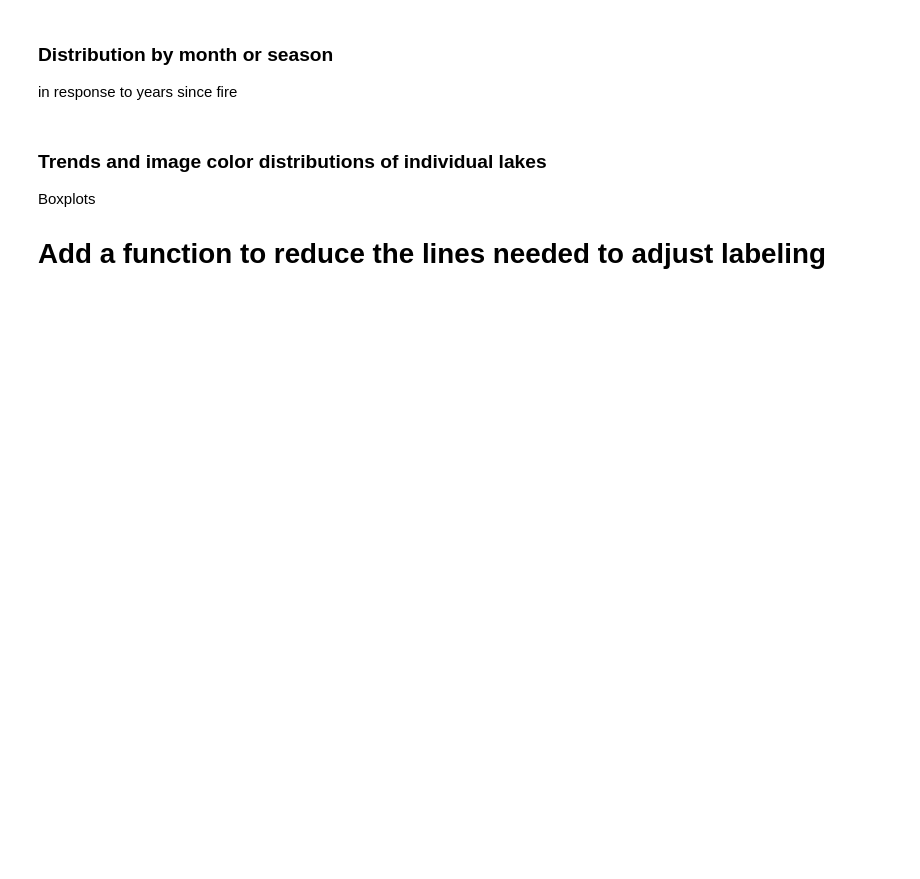
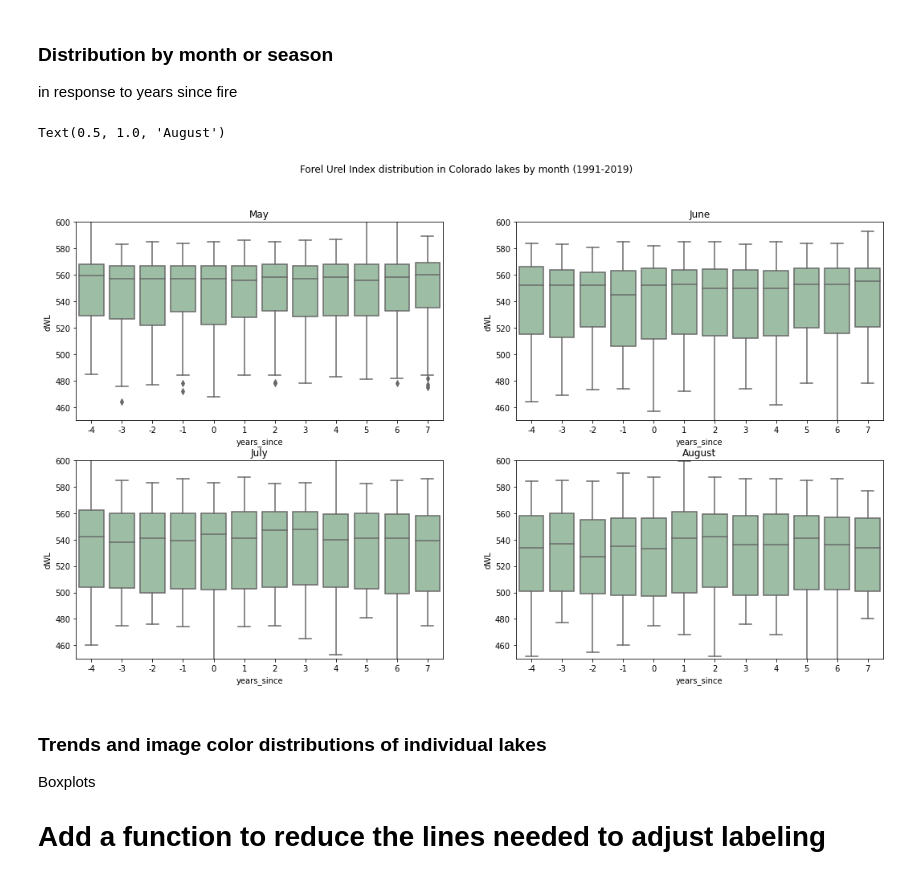
Before and after one commit to earthlab-education/ea-2021-final-project-wildfire_lake_productivity, a Jupyter notebook: data_collection_and_analysis_notebooks/02_observe_color_trends.ipynb, the cells around one changed output. Saved outputs shown, nothing was run; the diff lists cells and outputs as text; code cells hidden in the pictures; blank space fills up the shorter version.

```diff
--- a/data_collection_and_analysis_notebooks/02_observe_color_trends.ipynb
+++ b/data_collection_and_analysis_notebooks/02_observe_color_trends.ipynb
@@ -51,7 +88,7 @@ Produced in the last step of 01_download_clip_merge, the merged dataset matches
 mtbs_path = os.path.join("lake_mtbs_merged_tab.csv")
 
 if os.path.exists(mtbs_path):
-    colo_tabular = pd.read_csv(mtbs_path, low_memory=False)
+    burned_lakes_tabular = pd.read_csv(mtbs_path, low_memory=False)
 
 else:
     print(".csv not found, make sure that '01_download_clip_merge' notebook has been successfully run")
@@ -341,8 +408,8 @@ ax.tick_params(axis="y", labelsize=20)
 ### Distribution by month or season
 in response to years since fire
 # %%
-plot_subset = colo_tabular.loc[(colo_tabular['years_since'] < 8) & (
-    colo_tabular['years_since'] > -5)]
+plot_subset = burned_lakes_tabular.loc[(burned_lakes_tabular['years_since'] < 8) & (
+    burned_lakes_tabular['years_since'] > -5)]
 
 # subset by month
 may = plot_subset.loc[(plot_subset['img_month'] == 5)]
@@ -356,33 +423,36 @@ fig.suptitle(
     'Forel Urel Index distribution in Colorado lakes by month (1991-2019)')
 
 sns.boxplot(ax=axes[0, 0], data=may,
             x='years_since',
             y='dWL',
             color='#99c2a2')
 axes[0, 0].set_ylim([450, 600])
 axes[0, 0].set_title("May")
 # sns.swarmplot(ax=axes[0, 0], data=may, x='years_since', y='fui',color='#7d0013' )
 sns.boxplot(ax=axes[0, 1], data=june,
             x='years_since',
             y='dWL',
             color='#99c2a2')
 axes[0, 1].set_ylim([450, 600])
 axes[0, 1].set_title("June")
 sns.boxplot(ax=axes[1, 0],
             data=july,
             x='years_since',
             y='dWL',
             color='#99c2a2')
 axes[1, 0].set_ylim([450, 600])
 axes[1, 0].set_title("July")
 
 sns.boxplot(ax=axes[1, 1],
             data=aug,
             x='years_since',
             y='dWL',
             color='#99c2a2')
 axes[1, 1].set_ylim([450, 600])
 axes[1, 1].set_title("August")
+# %% [output]
+Text(0.5, 1.0, 'August')
+[figure, added]
 # %% [markdown]
 ### Trends and image color distributions of individual lakes
 Boxplots
```
Also changed, not shown: parts of 20 cells of this notebook, 7 other files.
